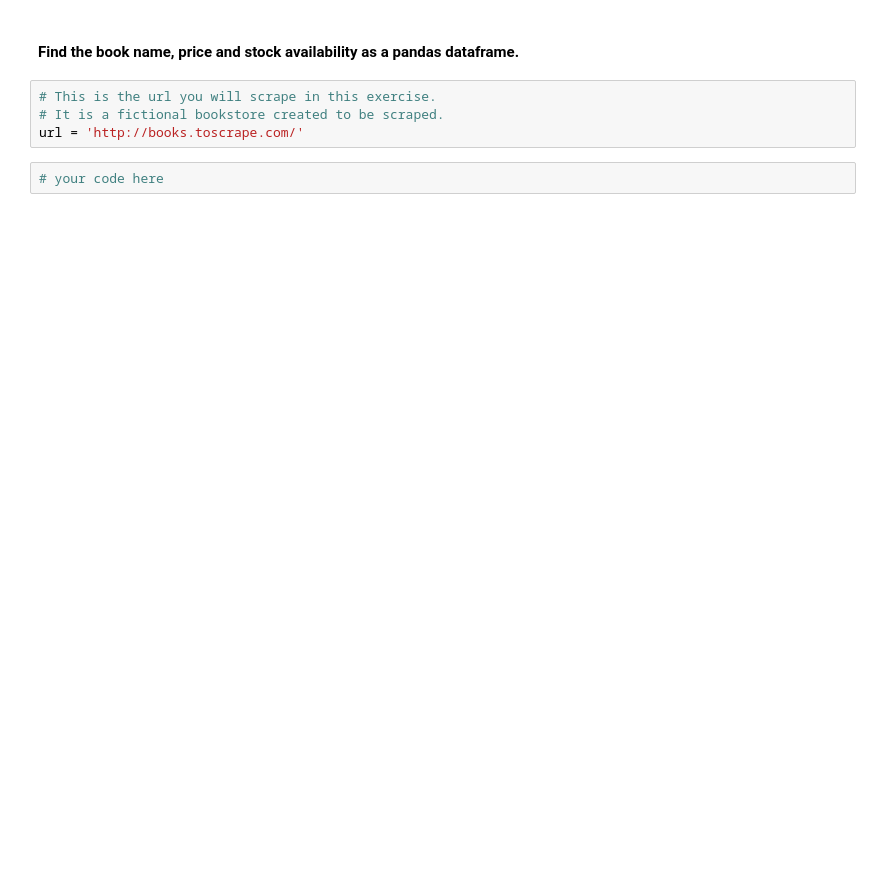
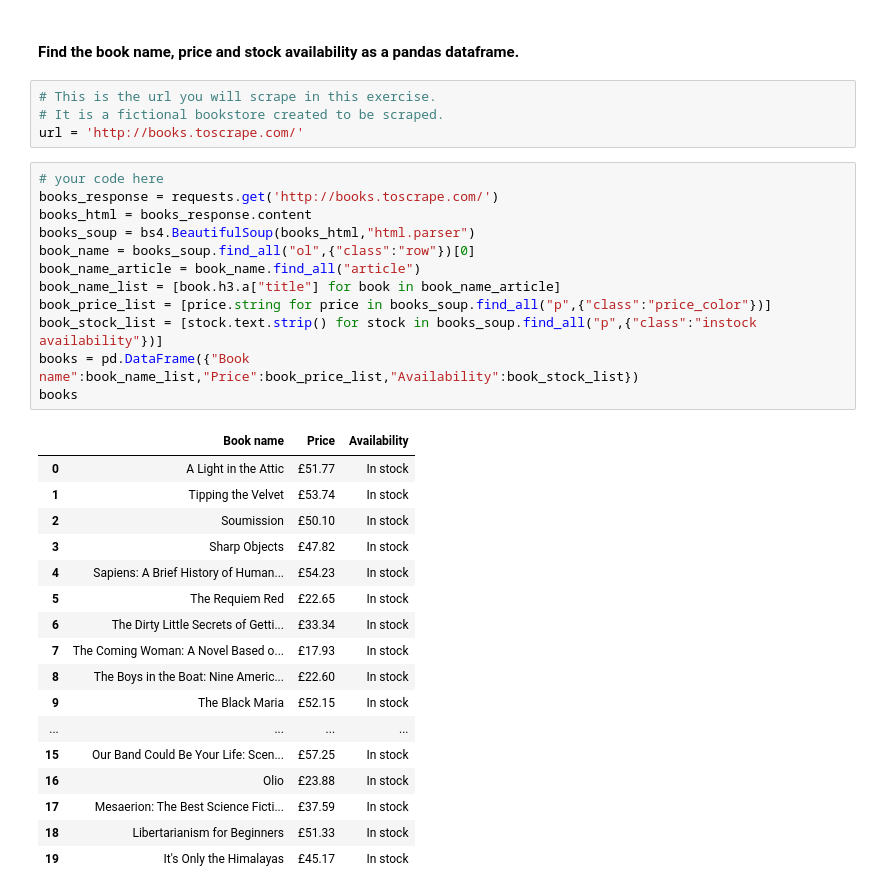
Before and after one commit to Irene9R/dataptmad1121_labs, a Jupyter notebook: extra-work/m1/lab-web-scraping/your-code/main.ipynb, the cells around one changed output. Cells and saved outputs as stored; diff of their text form; blank space fills up the shorter version.

```diff
--- a/extra-work/m1/lab-web-scraping/your-code/main.ipynb
+++ b/extra-work/m1/lab-web-scraping/your-code/main.ipynb
@@ -523,5 +619,33 @@ url = 'http://api.openweathermap.org/data/2.5/weather?'+'q='+city+'&APPID=b35975
 # This is the url you will scrape in this exercise.
 # It is a fictional bookstore created to be scraped.
 url = 'http://books.toscrape.com/'
-# %%
-# your code here
+# %%
+# your code here
+books_response = requests.get('http://books.toscrape.com/')
+books_html = books_response.content
+books_soup = bs4.BeautifulSoup(books_html,"html.parser")
+book_name = books_soup.find_all("ol",{"class":"row"})[0]
+book_name_article = book_name.find_all("article")
+book_name_list = [book.h3.a["title"] for book in book_name_article]
+book_price_list = [price.string for price in books_soup.find_all("p",{"class":"price_color"})]
+book_stock_list = [stock.text.strip() for stock in books_soup.find_all("p",{"class":"instock availability"})]
+books = pd.DataFrame({"Book name":book_name_list,"Price":book_price_list,"Availability":book_stock_list})
+books
+# %% [output]
+|  | Book name | Price | Availability |
+| 0 | A Light in the Attic | £51.77 | In stock |
+| 1 | Tipping the Velvet | £53.74 | In stock |
+| 2 | Soumission | £50.10 | In stock |
+| 3 | Sharp Objects | £47.82 | In stock |
+| 4 | Sapiens: A Brief History of Human... | £54.23 | In stock |
+| 5 | The Requiem Red | £22.65 | In stock |
+| 6 | The Dirty Little Secrets of Getti... | £33.34 | In stock |
+| 7 | The Coming Woman: A Novel Based o... | £17.93 | In stock |
+| 8 | The Boys in the Boat: Nine Americ... | £22.60 | In stock |
+| 9 | The Black Maria | £52.15 | In stock |
+| ... | ... | ... | ... |
+| 15 | Our Band Could Be Your Life: Scen... | £57.25 | In stock |
+| 16 | Olio | £23.88 | In stock |
+| 17 | Mesaerion: The Best Science Ficti... | £37.59 | In stock |
+| 18 | Libertarianism for Beginners | £51.33 | In stock |
+| 19 | It's Only the Himalayas | £45.17 | In stock |
```
Also changed, not shown: parts of 20 cells of this notebook.
